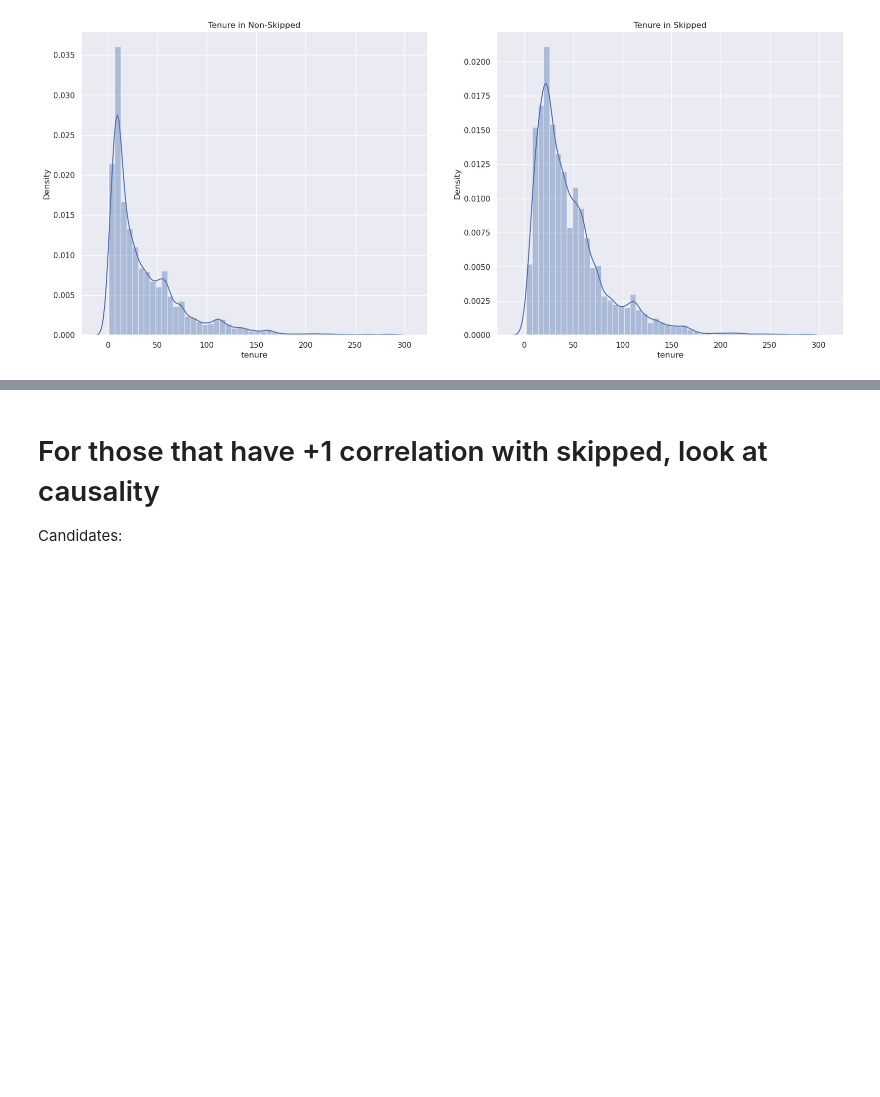
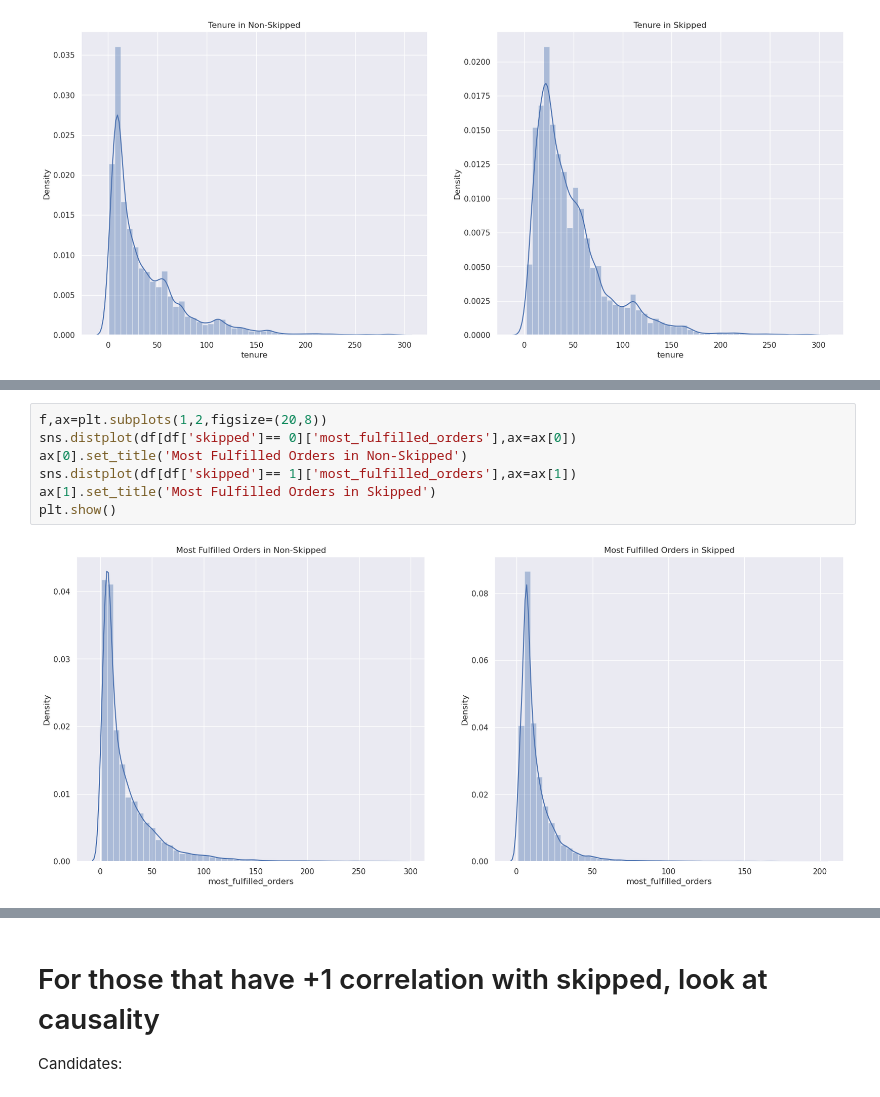
Before and after one commit to mindyng/Take-Homes, a Jupyter notebook: tovala2.ipynb, the cells around one changed output, grey strips where cells are left out. Saved outputs shown, nothing was run; the diff lists cells and outputs as text; blank space fills up the shorter version.

```diff
--- a/tovala2.ipynb
+++ b/tovala2.ipynb
@@ -1323,0 +1314,9 @@ plt.show()
+# %%
+f,ax=plt.subplots(1,2,figsize=(20,8))
+sns.distplot(df[df['skipped']== 0]['most_fulfilled_orders'],ax=ax[0])
+ax[0].set_title('Most Fulfilled Orders in Non-Skipped')
+sns.distplot(df[df['skipped']== 1]['most_fulfilled_orders'],ax=ax[1])
+ax[1].set_title('Most Fulfilled Orders in Skipped')
+plt.show()
+# %% [output]
+[figure, added]
```
Also changed, not shown: parts of 19 cells of this notebook.
